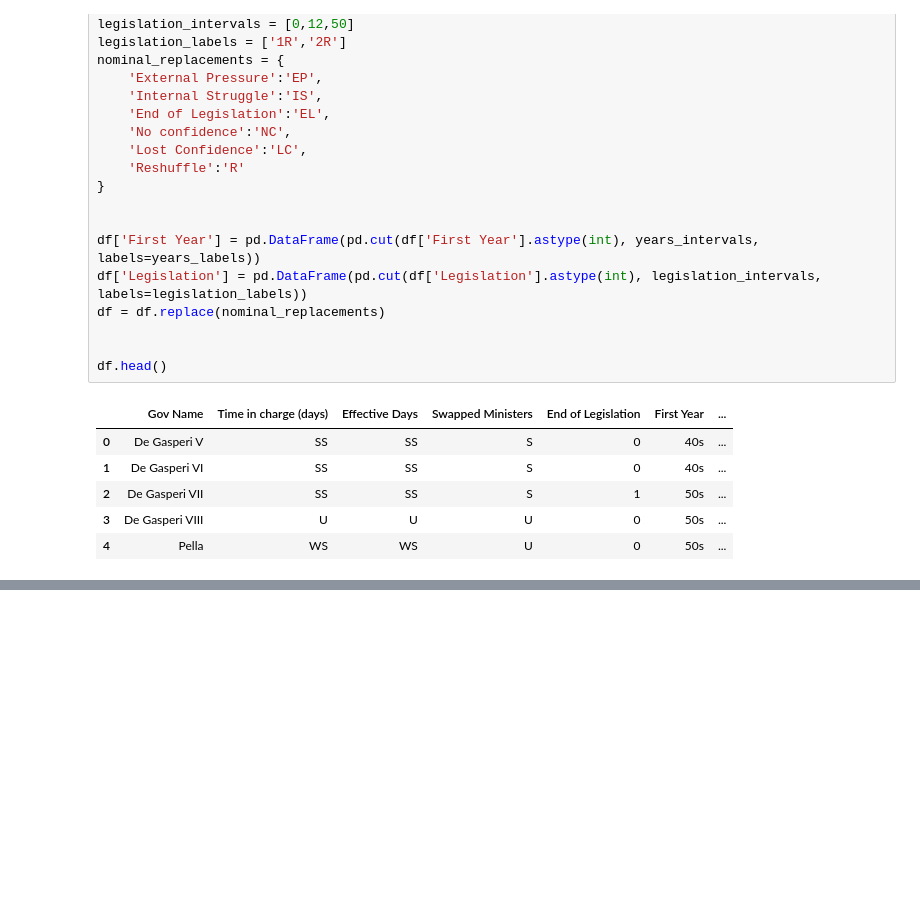
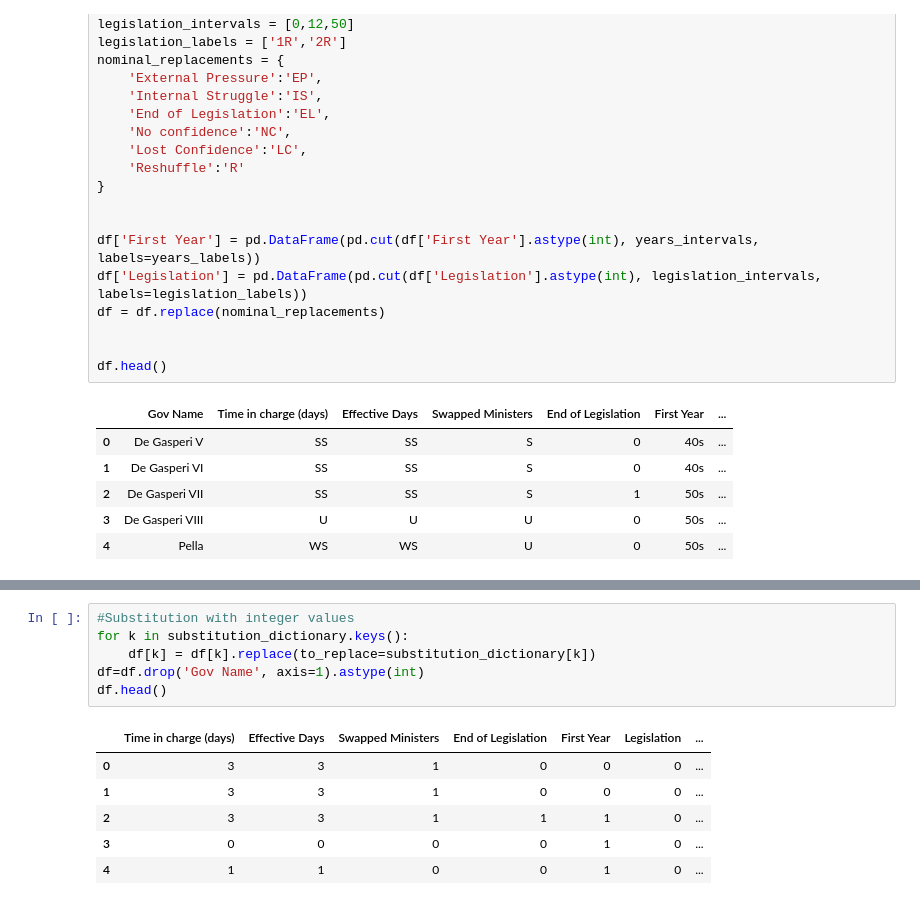
Before and after one commit to Cremadvd/Italian-Government-Stability, a Jupyter notebook: Test_CSV.ipynb, the cells around one changed output, grey strips where cells are left out. Drawn from its saved outputs; the diff is of its cells as text; blank space fills up the shorter version.

```diff
--- a/Test_CSV.ipynb
+++ b/Test_CSV.ipynb
@@ -292,0 +295,13 @@ display(df.shape)
+# %%
+#Substitution with integer values
+for k in substitution_dictionary.keys():
+    df[k] = df[k].replace(to_replace=substitution_dictionary[k])
+df=df.drop('Gov Name', axis=1).astype(int)
+df.head()
+# %% [output]
+|  | Time in charge (days) | Effective Days | Swapped Ministers | End of Legislation | First Year | Legislation | ... |
+| 0 | 3 | 3 | 1 | 0 | 0 | 0 | ... |
+| 1 | 3 | 3 | 1 | 0 | 0 | 0 | ... |
+| 2 | 3 | 3 | 1 | 1 | 1 | 0 | ... |
+| 3 | 0 | 0 | 0 | 0 | 1 | 0 | ... |
+| 4 | 1 | 1 | 0 | 0 | 1 | 0 | ... |
```
Also changed, not shown: parts of 9 cells of this notebook.
